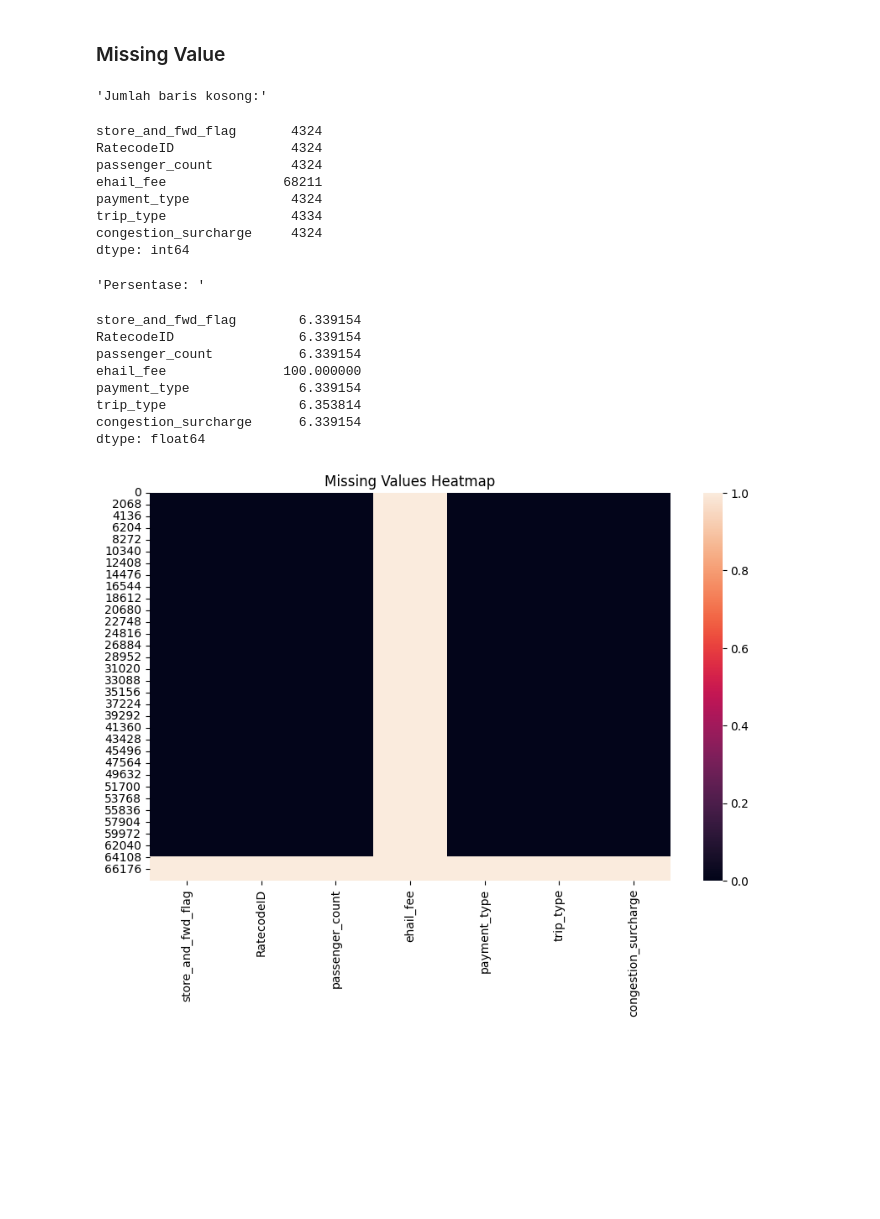
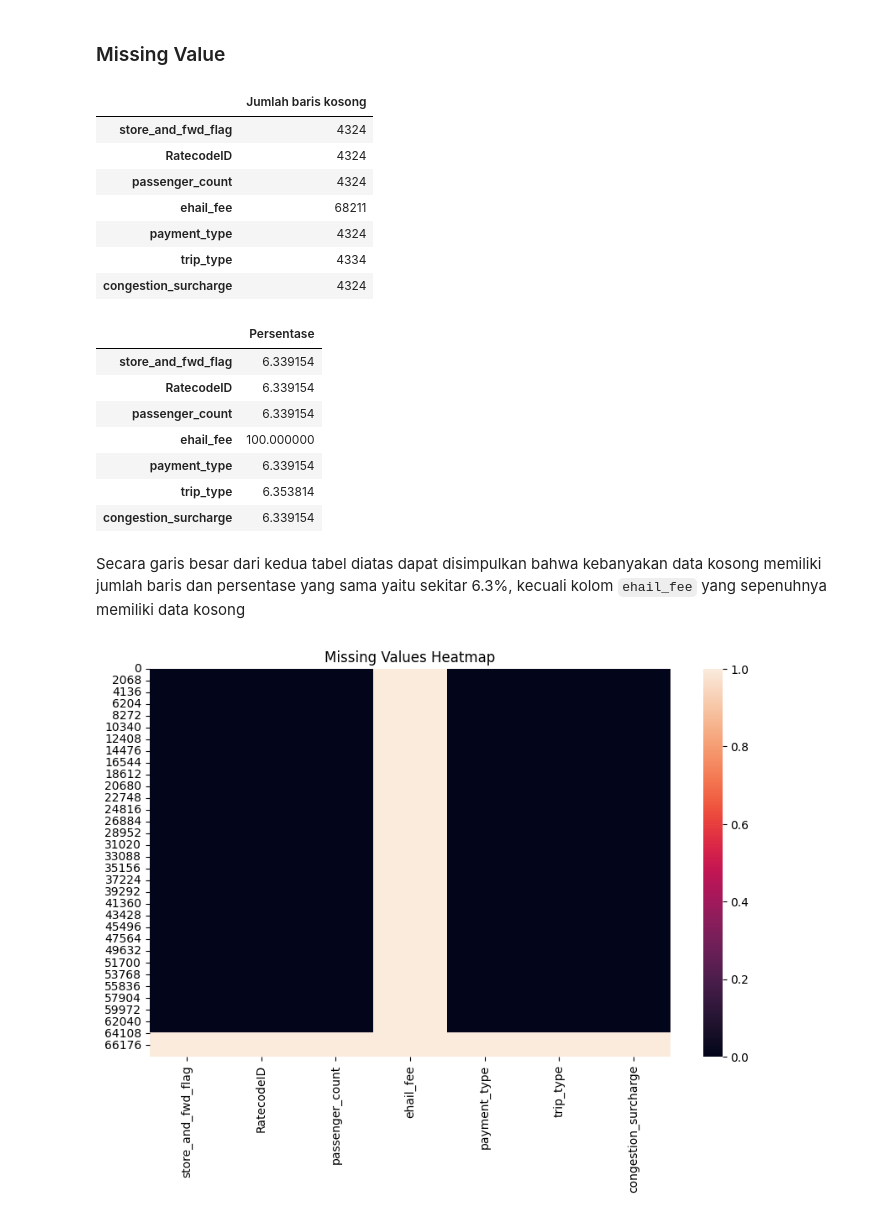
Before and after one commit to Meowstronot/New-York-City-TLC-Trip-Analyst, a Jupyter notebook: New York City TLC Trip.ipynb, the cells around one changed output. Drawn from its saved outputs; the diff is of its cells as text; code cells hidden in the pictures; blank space fills up the shorter version.

```diff
--- a/New York City TLC Trip.ipynb
+++ b/New York City TLC Trip.ipynb
@@ -167,26 +171,26 @@ Insight:
 # %%
 # persentase missing value di tiap kolom
 missing_value = missing_value[missing_value>0]
-display("Jumlah baris kosong:", missing_value, "Persentase: ", missing_value/df.shape[0]*100)
+display(missing_value.to_frame(name="Jumlah baris kosong"), (missing_value/df.shape[0]*100).to_frame(name="Persentase"))
 # %% [output]
-'Jumlah baris kosong:'
-store_and_fwd_flag       4324
-RatecodeID               4324
-passenger_count          4324
-ehail_fee               68211
-payment_type             4324
-trip_type                4334
-congestion_surcharge     4324
-dtype: int64
-'Persentase: '
-store_and_fwd_flag        6.339154
-RatecodeID                6.339154
-passenger_count           6.339154
-ehail_fee               100.000000
-payment_type              6.339154
-trip_type                 6.353814
-congestion_surcharge      6.339154
-dtype: float64
+|  | Jumlah baris kosong |
+| store_and_fwd_flag | 4324 |
+| RatecodeID | 4324 |
+| passenger_count | 4324 |
+| ehail_fee | 68211 |
+| payment_type | 4324 |
+| trip_type | 4334 |
+| congestion_surcharge | 4324 |
+|  | Persentase |
+| store_and_fwd_flag | 6.339154 |
+| RatecodeID | 6.339154 |
+| passenger_count | 6.339154 |
+| ehail_fee | 100.000000 |
+| payment_type | 6.339154 |
+| trip_type | 6.353814 |
+| congestion_surcharge | 6.339154 |
+# %% [markdown]
+Secara garis besar dari kedua tabel diatas dapat disimpulkan bahwa kebanyakan data kosong memiliki jumlah baris dan persentase yang sama yaitu sekitar 6.3%, kecuali kolom `ehail_fee` yang sepenuhnya memiliki data kosong
 # %%
 plt.figure(figsize=(10, 6))  # Ukuran grafik lebih proporsional
 sns.heatmap(df[missing_value.index].isna())
```
Also changed, not shown: parts of 36 cells of this notebook.
